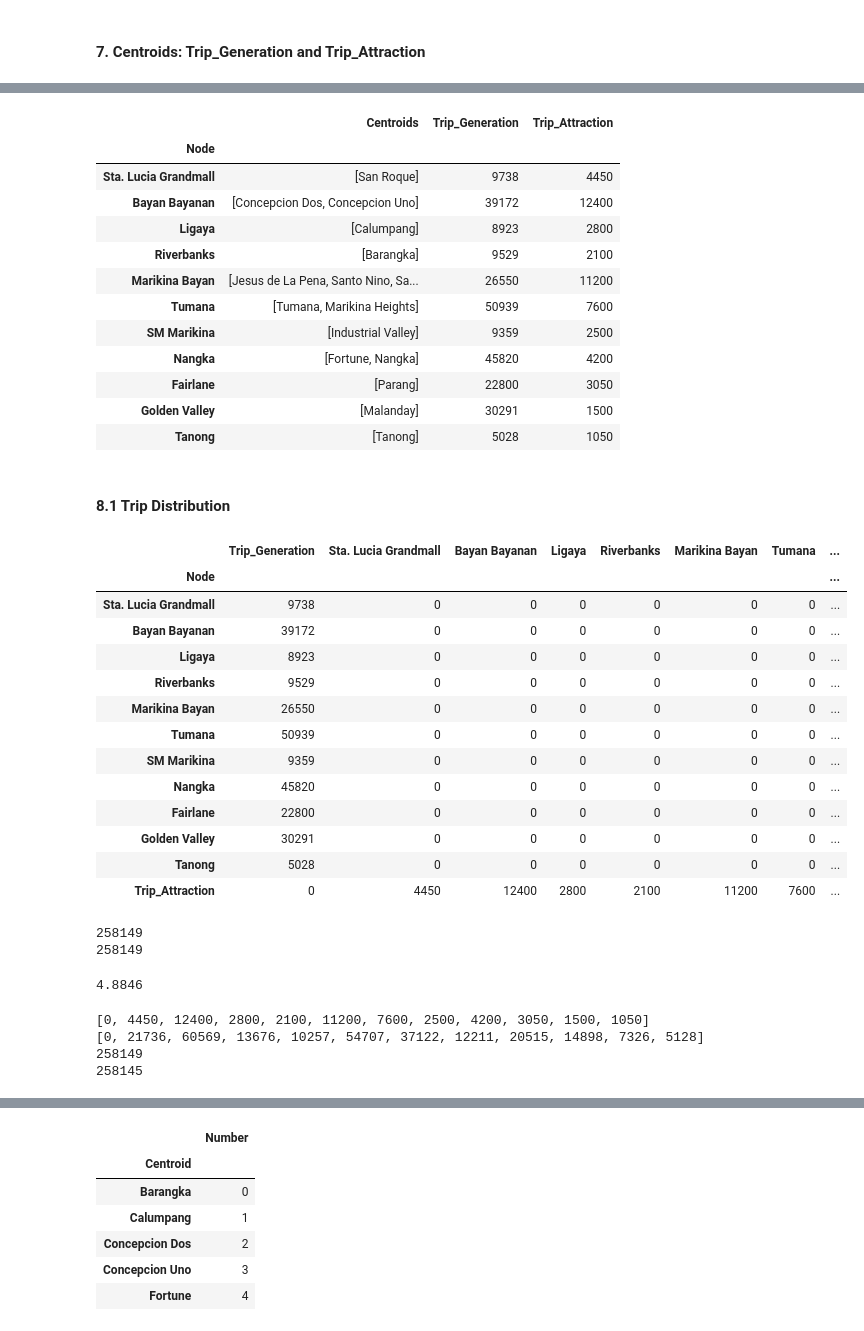
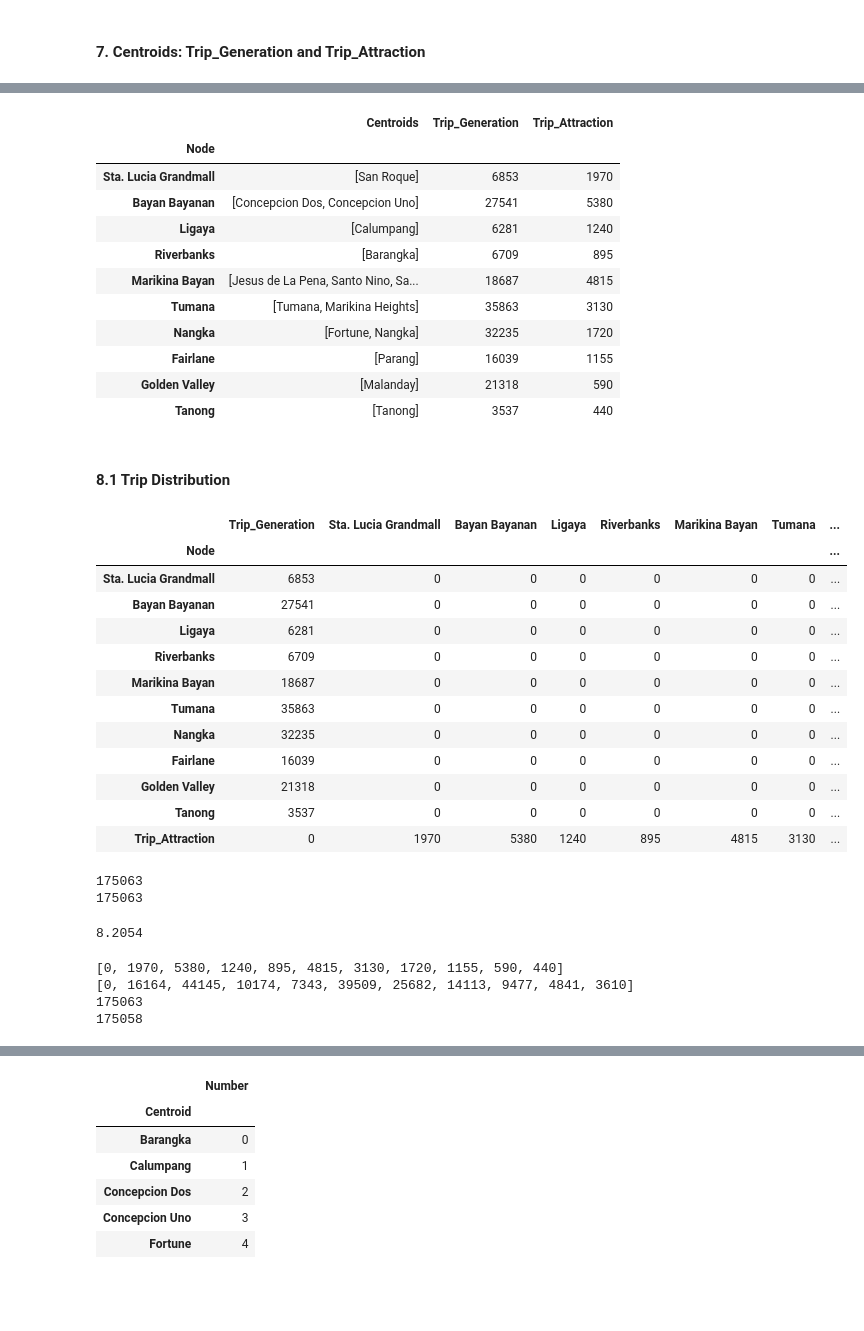
Before and after one commit to msescordial/rnga, a Jupyter notebook: Generating_Demand_Matrix.ipynb, the cells around one changed output, grey strips where cells are left out. Saved outputs shown, nothing was run; the diff lists cells and outputs as text; code cells hidden in the pictures; blank space fills up the shorter version.

```diff
--- a/Generating_Demand_Matrix.ipynb
+++ b/Generating_Demand_Matrix.ipynb
@@ -67,3 +67,7 @@ df_centroids_to_node
 | 13 | Tanong | 14.6344 | 121.0867 | Tanong | 29.192573 |
 | 14 | Santo Nino | 14.6367 | 121.0973 | Marikina Bayan | 329.399936 |
 | 15 | Santa Elena | 14.6328 | 121.0977 | Marikina Bayan | 490.568520 |
+# %%
+# For sample only, will delete later
+df_centroids_to_node.drop(index=[6], inplace=True)
+df_centroids_to_node
@@ -259,8 +278,8 @@ df_attraction.head()
 #### df_attraction
 # %%
 # amenity, land_use, shop
-attraction_constant = [100, 100, 100]
-trip_rate = 0.5
+attraction_constant = [50, 40, 20]
+trip_rate = 0.50
 
 list_attraction = []
 for centroid in centroids:
@@ -299,7 +318,7 @@ df_gen.head()
 | Concepcion Uno | 44,683 | 10,762 | 29,413 | 2,389 | 25.28 | 69.10 | 5.61 |
 | Fortune | 38,624 | 11,506 | 23,419 | 1,217 | 31.84 | 64.80 | 3.37 |
 # %%
-generation_constant = [0.3, 0.7, 0.2]
+generation_constant = [0.2, 0.5, 0.1]
 list_gen = []
 gen_centroids = df_gen.index
 
@@ -312,7 +331,7 @@ for c in gen_centroids:
     list_gen.append(generation)
 
 df_gen["Trip_Generation"] = list_gen
-df_gen.head()
+df_gen
 # %% [output]
 |  | 2020 | 2015_cat1 | 2015_cat2 | 2015_cat3 | 2015_cat1% | 2015_cat2% | 2015_cat3% | Trip_Generation |
 | Centroid |  |  |  |  |  |  |  |  |
@@ -395,56 +423,54 @@ df_cn_final
 # %% [output]
 |  | Centroids | Trip_Generation | Trip_Attraction |
 | Node |  |  |  |
-| Sta. Lucia Grandmall | [San Roque] | 9738 | 4450 |
-| Bayan Bayanan | [Concepcion Dos, Concepcion Uno] | 39172 | 12400 |
-| Ligaya | [Calumpang] | 8923 | 2800 |
-| Riverbanks | [Barangka] | 9529 | 2100 |
-| Marikina Bayan | [Jesus de La Pena, Santo Nino, Sa... | 26550 | 11200 |
-| Tumana | [Tumana, Marikina Heights] | 50939 | 7600 |
-| SM Marikina | [Industrial Valley] | 9359 | 2500 |
-| Nangka | [Fortune, Nangka] | 45820 | 4200 |
-| Fairlane | [Parang] | 22800 | 3050 |
-| Golden Valley | [Malanday] | 30291 | 1500 |
-| Tanong | [Tanong] | 5028 | 1050 |
+| Sta. Lucia Grandmall | [San Roque] | 6853 | 1970 |
+| Bayan Bayanan | [Concepcion Dos, Concepcion Uno] | 27541 | 5380 |
+| Ligaya | [Calumpang] | 6281 | 1240 |
+| Riverbanks | [Barangka] | 6709 | 895 |
+| Marikina Bayan | [Jesus de La Pena, Santo Nino, Sa... | 18687 | 4815 |
+| Tumana | [Tumana, Marikina Heights] | 35863 | 3130 |
+| Nangka | [Fortune, Nangka] | 32235 | 1720 |
+| Fairlane | [Parang] | 16039 | 1155 |
+| Golden Valley | [Malanday] | 21318 | 590 |
+| Tanong | [Tanong] | 3537 | 440 |
 # %% [markdown]
 #### 8.1 Trip Distribution
 # %%
 # TENTATIVE (for sample only)
 list_nodes = list(df_cn_final.index)
 no_of_nodes = len(list_nodes)
 list_node_numbers = range(0,no_of_nodes)
 list_elements = [0] * no_of_nodes
 
 df_trip_distribution = pd.DataFrame(df_cn_final["Trip_Generation"], index=df_cn_final.index)
 for node in list_nodes:
     df_trip_distribution[node] = [0] * no_of_nodes
 
 df_trip_distribution.loc[len(df_trip_distribution.index)] = [0] + df_cn_final["Trip_Attraction"].to_list()
 
 # CHANGE the dictionary key below (len(df_trip_distribution.index))
-df_trip_distribution.rename(index={11:'Trip_Attraction'},inplace=True)
+df_trip_distribution.rename(index={10:'Trip_Attraction'},inplace=True)
 df_trip_distribution
 # %% [output]
 |  | Trip_Generation | Sta. Lucia Grandmall | Bayan Bayanan | Ligaya | Riverbanks | Marikina Bayan | Tumana | ... |
 | Node |  |  |  |  |  |  |  | ... |
-| Sta. Lucia Grandmall | 9738 | 0 | 0 | 0 | 0 | 0 | 0 | ... |
-| Bayan Bayanan | 39172 | 0 | 0 | 0 | 0 | 0 | 0 | ... |
-| Ligaya | 8923 | 0 | 0 | 0 | 0 | 0 | 0 | ... |
-| Riverbanks | 9529 | 0 | 0 | 0 | 0 | 0 | 0 | ... |
-| Marikina Bayan | 26550 | 0 | 0 | 0 | 0 | 0 | 0 | ... |
-| Tumana | 50939 | 0 | 0 | 0 | 0 | 0 | 0 | ... |
-| SM Marikina | 9359 | 0 | 0 | 0 | 0 | 0 | 0 | ... |
-| Nangka | 45820 | 0 | 0 | 0 | 0 | 0 | 0 | ... |
-| Fairlane | 22800 | 0 | 0 | 0 | 0 | 0 | 0 | ... |
-| Golden Valley | 30291 | 0 | 0 | 0 | 0 | 0 | 0 | ... |
-| Tanong | 5028 | 0 | 0 | 0 | 0 | 0 | 0 | ... |
-| Trip_Attraction | 0 | 4450 | 12400 | 2800 | 2100 | 11200 | 7600 | ... |
+| Sta. Lucia Grandmall | 6853 | 0 | 0 | 0 | 0 | 0 | 0 | ... |
+| Bayan Bayanan | 27541 | 0 | 0 | 0 | 0 | 0 | 0 | ... |
+| Ligaya | 6281 | 0 | 0 | 0 | 0 | 0 | 0 | ... |
+| Riverbanks | 6709 | 0 | 0 | 0 | 0 | 0 | 0 | ... |
+| Marikina Bayan | 18687 | 0 | 0 | 0 | 0 | 0 | 0 | ... |
+| Tumana | 35863 | 0 | 0 | 0 | 0 | 0 | 0 | ... |
+| Nangka | 32235 | 0 | 0 | 0 | 0 | 0 | 0 | ... |
+| Fairlane | 16039 | 0 | 0 | 0 | 0 | 0 | 0 | ... |
+| Golden Valley | 21318 | 0 | 0 | 0 | 0 | 0 | 0 | ... |
+| Tanong | 3537 | 0 | 0 | 0 | 0 | 0 | 0 | ... |
+| Trip_Attraction | 0 | 1970 | 5380 | 1240 | 895 | 4815 | 3130 | ... |
 # %%
 print(sum(list(df_trip_distribution["Trip_Generation"])))
 print(sum(list(df_cn_final["Trip_Generation"])))
 # %% [output]
-258149
-258149
+175063
+175063
 # %%
 # Solve for adjustment_factor
 total_trip_generation = sum(list(df_trip_distribution["Trip_Generation"]))
@@ -452,7 +478,7 @@ total_trip_attraction = sum(list(df_cn_final["Trip_Attraction"]))
 adjustment_factor = round(total_trip_generation/total_trip_attraction,4)
 adjustment_factor
 # %% [output]
-4.8846
+8.2054
 # %%
 # Adjusted total trip attraction
 original_trip_attraction_list = df_trip_distribution.loc["Trip_Attraction"].to_list()
@@ -466,10 +492,10 @@ print(adjusted_trip_attraction_list)
 print(total_trip_generation)
 print(sum(adjusted_trip_attraction_list))
 # %% [output]
-[0, 4450, 12400, 2800, 2100, 11200, 7600, 2500, 4200, 3050, 1500, 1050]
-[0, 21736, 60569, 13676, 10257, 54707, 37122, 12211, 20515, 14898, 7326, 5128]
-258149
-258145
+[0, 1970, 5380, 1240, 895, 4815, 3130, 1720, 1155, 590, 440]
+[0, 16164, 44145, 10174, 7343, 39509, 25682, 14113, 9477, 4841, 3610]
+175063
+175058
 # %%
 df_trip_distribution.loc[len(df_trip_distribution.index)] = adjusted_trip_attraction_list
 
```
Also changed, not shown: parts of 44 cells of this notebook, 2 other files.
